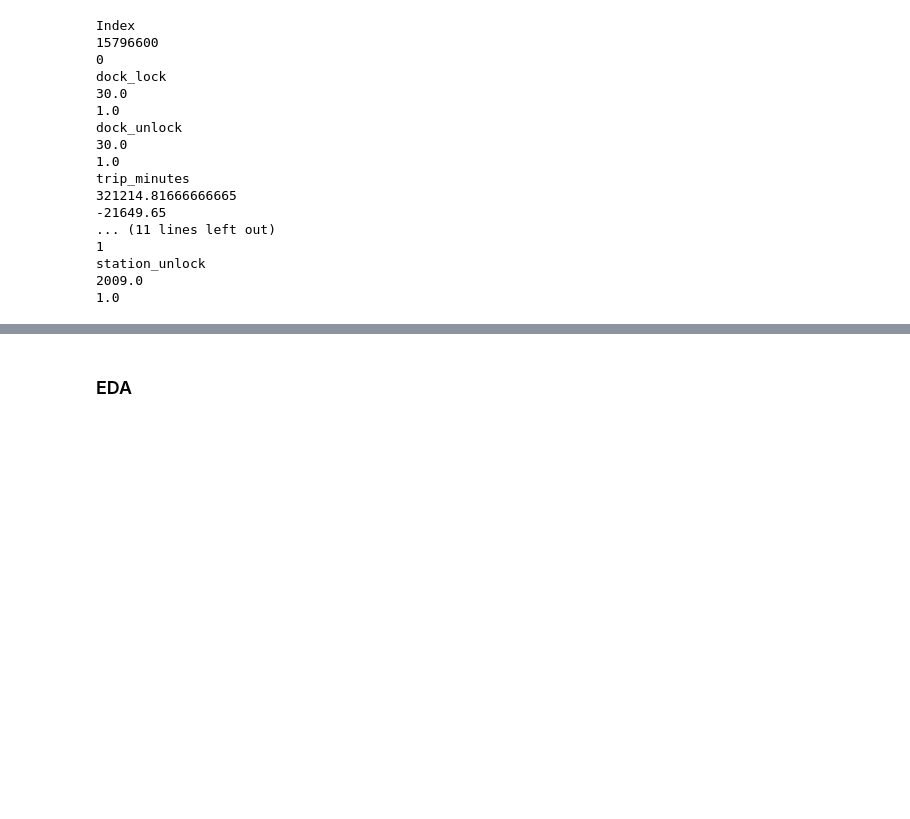
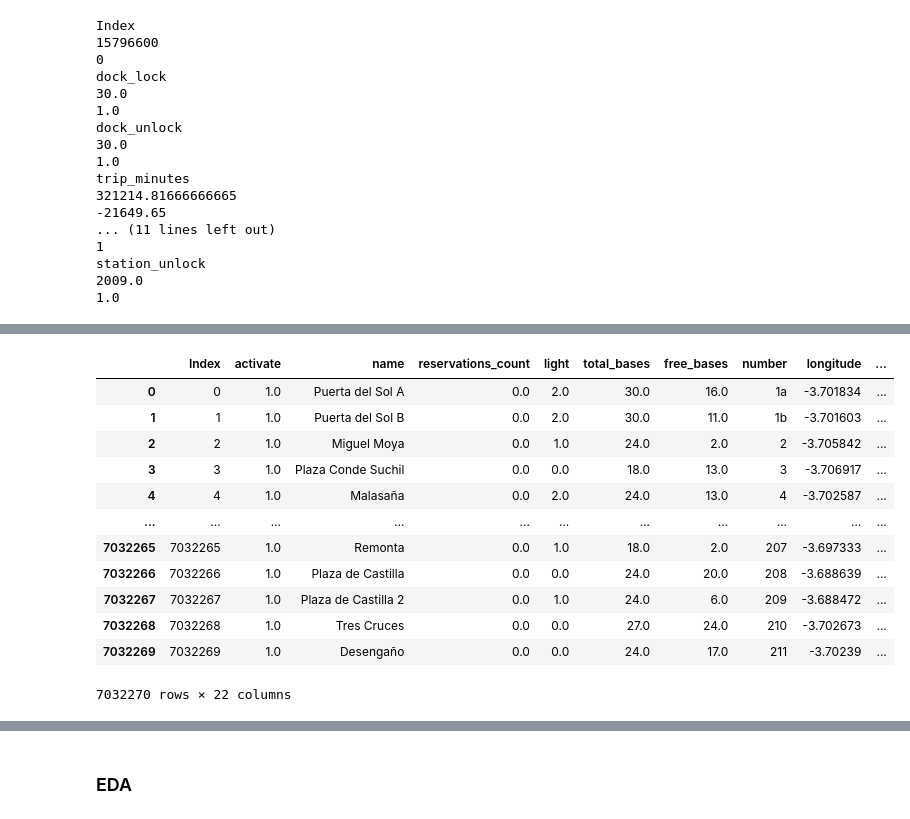
Before and after one commit to javi99/MT_predicting_BSD, a Jupyter notebook: processing/development/Data_Quality_Assessment.ipynb, the cells around one changed output, grey strips where cells are left out. Saved outputs shown, nothing was run; the diff lists cells and outputs as text; code cells hidden in the pictures; blank space fills up the shorter version.

```diff
--- a/processing/development/Data_Quality_Assessment.ipynb
+++ b/processing/development/Data_Quality_Assessment.ipynb
@@ -323,0 +435,10 @@ trips[trips['trip_minutes'] < 60]
+# %%
+plugs_df = trips.groupby(["year", "month", "day","hour","station_lock"]).size().reset_index()
+plugs_df.columns = ["year", "month", "day","hour","id_station","plugs_count"]
+
+unplugs_df = trips.groupby(["year", "month", "day","hour","station_unlock"]).size().reset_index()
+unplugs_df.columns = ["year", "month", "day","hour","id_station","unplugs_count"]
+# %%
+stations = pd.merge(stations, plugs_df, on = ['year', 'month', 'day', 'hour', 'id_station'], how = 'left')
+# %%
+stations = pd.merge(stations, unplugs_df, on = ['year', 'month', 'day', 'hour', 'id_station'], how = 'left')
@@ -323,0 +453,3 @@ trips[trips['trip_minutes'] < 60]
+# %%
+stations.plugs_count = stations.plugs_count.fillna(0)
+stations.unplugs_count = stations.unplugs_count.fillna(0)
@@ -323,0 +472,16 @@ trips[trips['trip_minutes'] < 60]
+# %%
+stations
+# %% [output]
+|  | Index | activate | name | reservations_count | light | total_bases | free_bases | number | longitude | ... |
+| 0 | 0 | 1.0 | Puerta del Sol A | 0.0 | 2.0 | 30.0 | 16.0 | 1a | -3.701834 | ... |
+| 1 | 1 | 1.0 | Puerta del Sol B | 0.0 | 2.0 | 30.0 | 11.0 | 1b | -3.701603 | ... |
+| 2 | 2 | 1.0 | Miguel Moya | 0.0 | 1.0 | 24.0 | 2.0 | 2 | -3.705842 | ... |
+| 3 | 3 | 1.0 | Plaza Conde Suchil | 0.0 | 0.0 | 18.0 | 13.0 | 3 | -3.706917 | ... |
+| 4 | 4 | 1.0 | Malasaña | 0.0 | 2.0 | 24.0 | 13.0 | 4 | -3.702587 | ... |
+| ... | ... | ... | ... | ... | ... | ... | ... | ... | ... | ... |
+| 7032265 | 7032265 | 1.0 | Remonta | 0.0 | 1.0 | 18.0 | 2.0 | 207 | -3.697333 | ... |
+| 7032266 | 7032266 | 1.0 | Plaza de Castilla | 0.0 | 0.0 | 24.0 | 20.0 | 208 | -3.688639 | ... |
+| 7032267 | 7032267 | 1.0 | Plaza de Castilla 2 | 0.0 | 1.0 | 24.0 | 6.0 | 209 | -3.688472 | ... |
+| 7032268 | 7032268 | 1.0 | Tres Cruces | 0.0 | 0.0 | 27.0 | 24.0 | 210 | -3.702673 | ... |
+| 7032269 | 7032269 | 1.0 | Desengaño | 0.0 | 0.0 | 24.0 | 17.0 | 211 | -3.70239 | ... |
+7032270 rows × 22 columns
```
Also changed, not shown: parts of 29 cells of this notebook, 1 other file.
